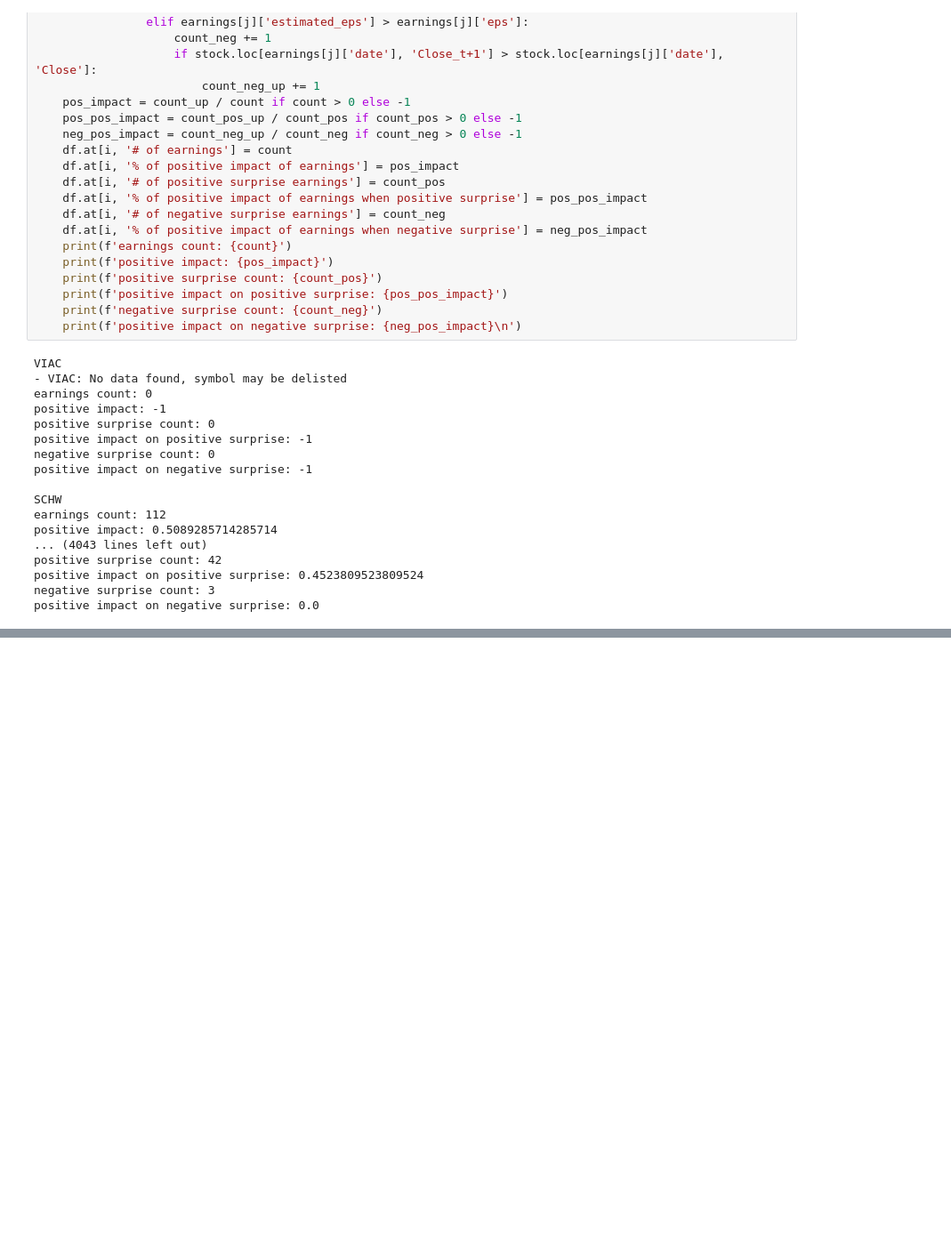
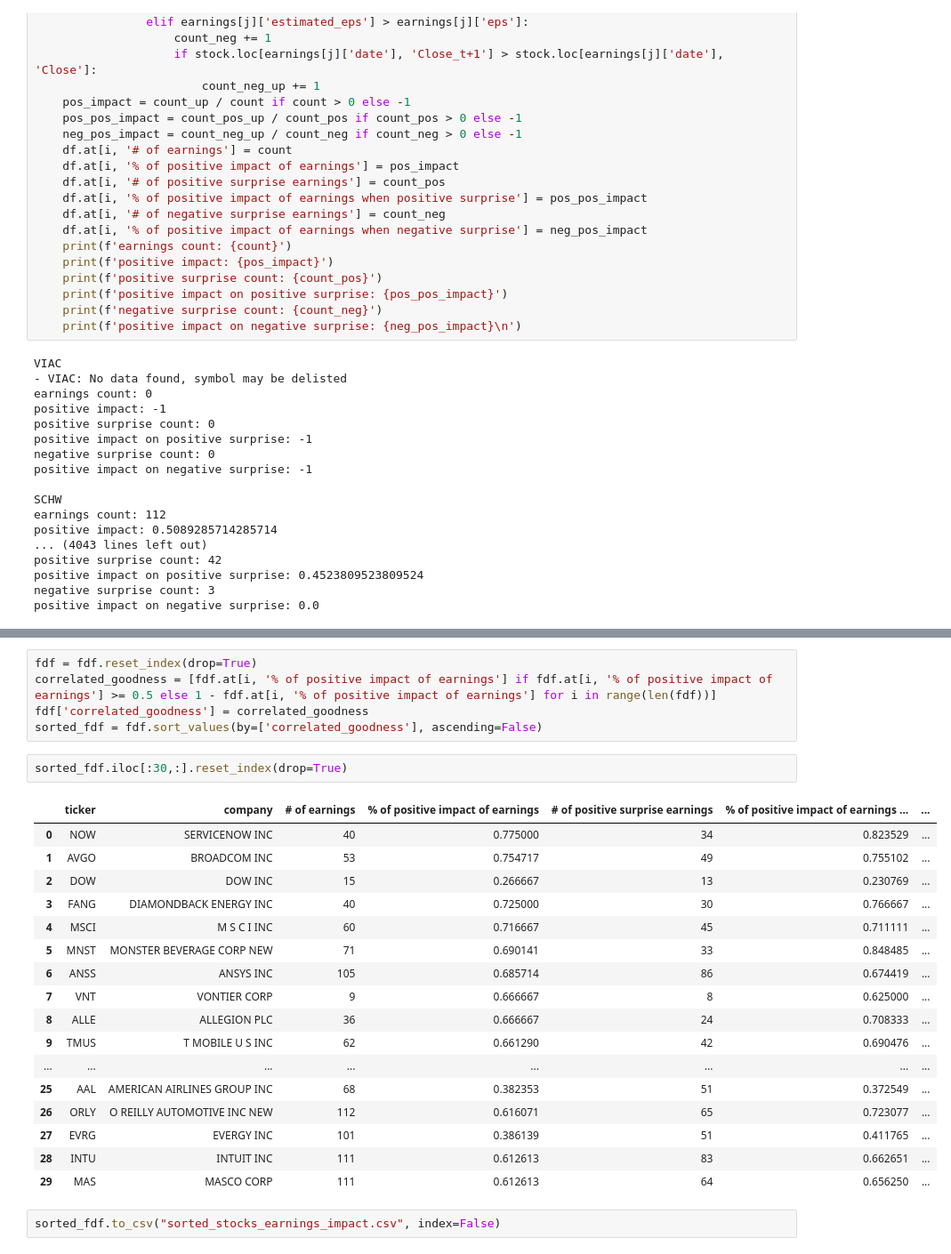
Before and after one commit to alonlerner/finance_project, a Jupyter notebook: earnings_impact.ipynb, the cells around one changed output, grey strips where cells are left out. Shown at 89% size. Cells and saved outputs as stored; diff of their text form; blank space fills up the shorter version.

```diff
--- a/earnings_impact.ipynb
+++ b/earnings_impact.ipynb
@@ -119,0 +151,27 @@ average % of positive impact of earnings when negative surprise: 0.4169065439522
+# %%
+fdf = fdf.reset_index(drop=True)
+correlated_goodness = [fdf.at[i, '% of positive impact of earnings'] if fdf.at[i, '% of positive impact of earnings'] >= 0.5 else 1 - fdf.at[i, '% of positive impact of earnings'] for i in range(len(fdf))]
+fdf['correlated_goodness'] = correlated_goodness
+sorted_fdf = fdf.sort_values(by=['correlated_goodness'], ascending=False)
+# %%
+sorted_fdf.iloc[:30,:].reset_index(drop=True)
+# %% [output]
+|  | ticker | company | # of earnings | % of positive impact of earnings | # of positive surprise earnings | % of positive impact of earnings ... | ... |
+| 0 | NOW | SERVICENOW INC | 40 | 0.775000 | 34 | 0.823529 | ... |
+| 1 | AVGO | BROADCOM INC | 53 | 0.754717 | 49 | 0.755102 | ... |
+| 2 | DOW | DOW INC | 15 | 0.266667 | 13 | 0.230769 | ... |
+| 3 | FANG | DIAMONDBACK ENERGY INC | 40 | 0.725000 | 30 | 0.766667 | ... |
+| 4 | MSCI | M S C I INC | 60 | 0.716667 | 45 | 0.711111 | ... |
+| 5 | MNST | MONSTER BEVERAGE CORP NEW | 71 | 0.690141 | 33 | 0.848485 | ... |
+| 6 | ANSS | ANSYS INC | 105 | 0.685714 | 86 | 0.674419 | ... |
+| 7 | VNT | VONTIER CORP | 9 | 0.666667 | 8 | 0.625000 | ... |
+| 8 | ALLE | ALLEGION PLC | 36 | 0.666667 | 24 | 0.708333 | ... |
+| 9 | TMUS | T MOBILE U S INC | 62 | 0.661290 | 42 | 0.690476 | ... |
+| ... | ... | ... | ... | ... | ... | ... | ... |
+| 25 | AAL | AMERICAN AIRLINES GROUP INC | 68 | 0.382353 | 51 | 0.372549 | ... |
+| 26 | ORLY | O REILLY AUTOMOTIVE INC NEW | 112 | 0.616071 | 65 | 0.723077 | ... |
+| 27 | EVRG | EVERGY INC | 101 | 0.386139 | 51 | 0.411765 | ... |
+| 28 | INTU | INTUIT INC | 111 | 0.612613 | 83 | 0.662651 | ... |
+| 29 | MAS | MASCO CORP | 111 | 0.612613 | 64 | 0.656250 | ... |
+# %%
+sorted_fdf.to_csv("sorted_stocks_earnings_impact.csv", index=False)
```
Also changed, not shown: parts of 4 cells of this notebook, 1 other file.
